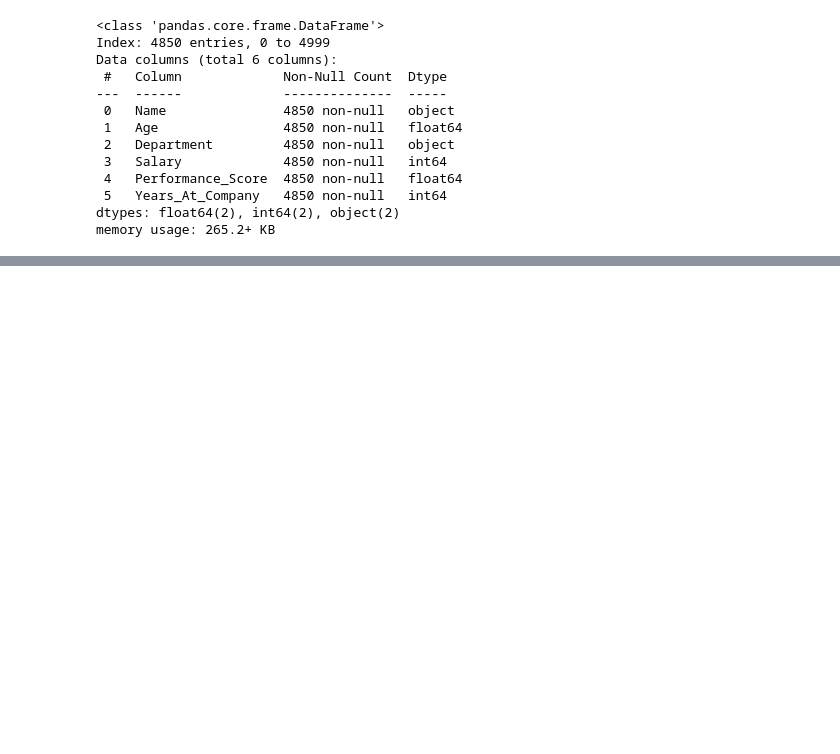
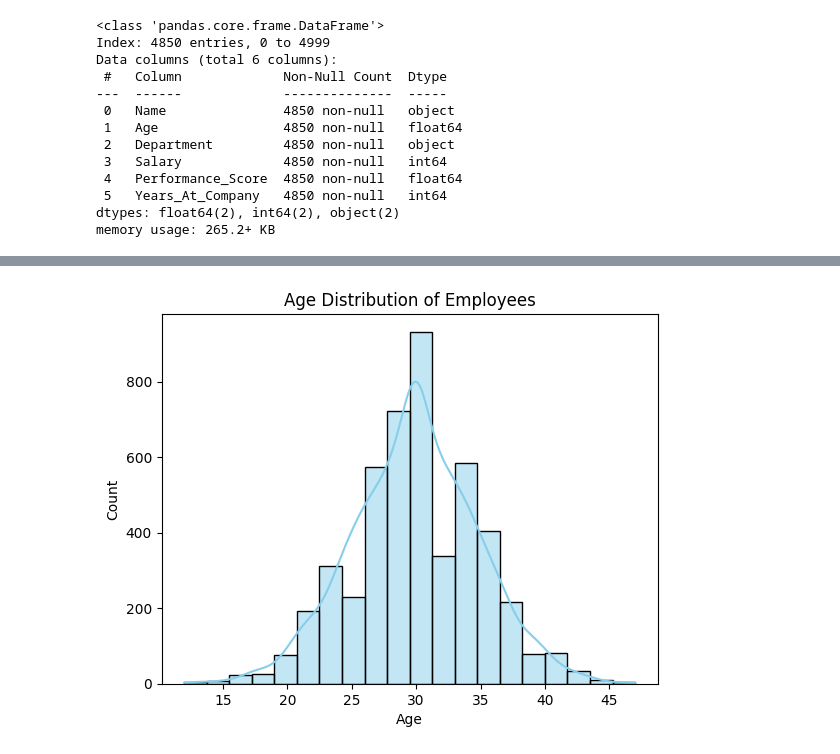
Before and after one commit to sarashyam/learn_DataScience_ChatGPT, a Jupyter notebook: Perplexity_1/data_cleaning_3_1.ipynb, the cells around one changed output, grey strips where cells are left out. Saved outputs shown, nothing was run; the diff lists cells and outputs as text; code cells hidden in the pictures; blank space fills up the shorter version.

```diff
--- a/Perplexity_1/data_cleaning_3_1.ipynb
+++ b/Perplexity_1/data_cleaning_3_1.ipynb
@@ -84,0 +166,14 @@ memory usage: 265.2+ KB
+# %%
+import pandas as pd
+import seaborn as sns
+import matplotlib.pyplot as plt
+
+# Load your dataset
+# df = pd.read_csv("large_employee_data.csv")
+
+# Seaborn histogram for Age
+sns.histplot(data=df, x="Age", bins=20, kde=True, color="skyblue")
+plt.title("Age Distribution of Employees")
+plt.show()
+# %% [output]
+[figure, added]
```
Also changed, not shown: parts of 16 cells of this notebook, 1 other file.
